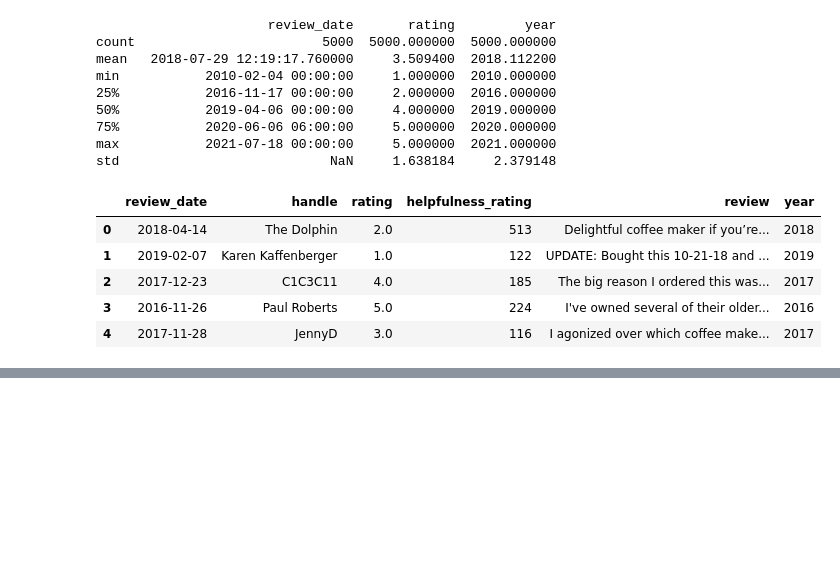
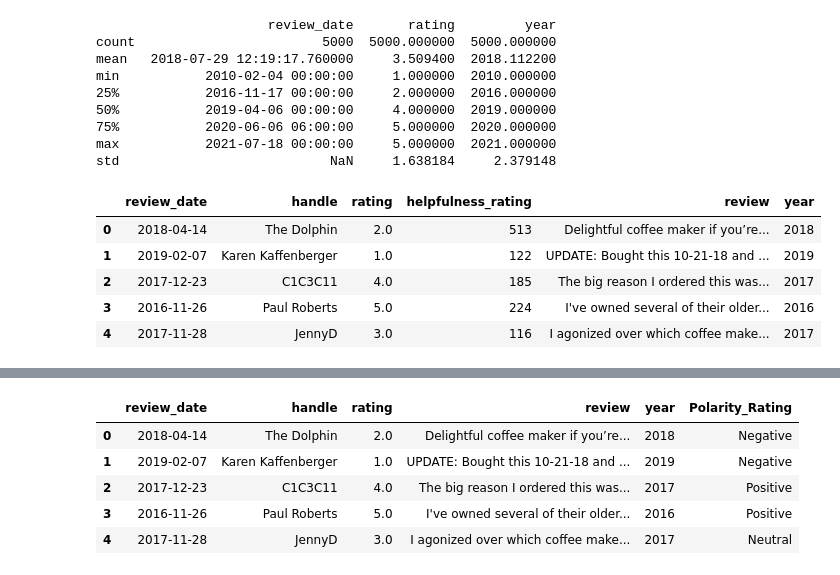
Before and after one commit to 353-KeithFernandes/KeithFernandes_ML_CA2, a Jupyter notebook: KeithFernandes_ML_CA2.ipynb, the cells around one changed output, grey strips where cells are left out. Cells and saved outputs as stored; diff of their text form; code cells hidden in the pictures; blank space fills up the shorter version.

```diff
--- a/KeithFernandes_ML_CA2.ipynb
+++ b/KeithFernandes_ML_CA2.ipynb
@@ -94,0 +140,9 @@ df.head()
+# %%
+df.head()
+# %% [output]
+|  | review_date | handle | rating | review | year | Polarity_Rating |
+| 0 | 2018-04-14 | The Dolphin | 2.0 | Delightful coffee maker if you’re... | 2018 | Negative |
+| 1 | 2019-02-07 | Karen Kaffenberger | 1.0 | UPDATE: Bought this 10-21-18 and ... | 2019 | Negative |
+| 2 | 2017-12-23 | C1C3C11 | 4.0 | The big reason I ordered this was... | 2017 | Positive |
+| 3 | 2016-11-26 | Paul Roberts | 5.0 | I've owned several of their older... | 2016 | Positive |
+| 4 | 2017-11-28 | JennyD | 3.0 | I agonized over which coffee make... | 2017 | Neutral |
```
Also changed, not shown: parts of 45 cells of this notebook.
